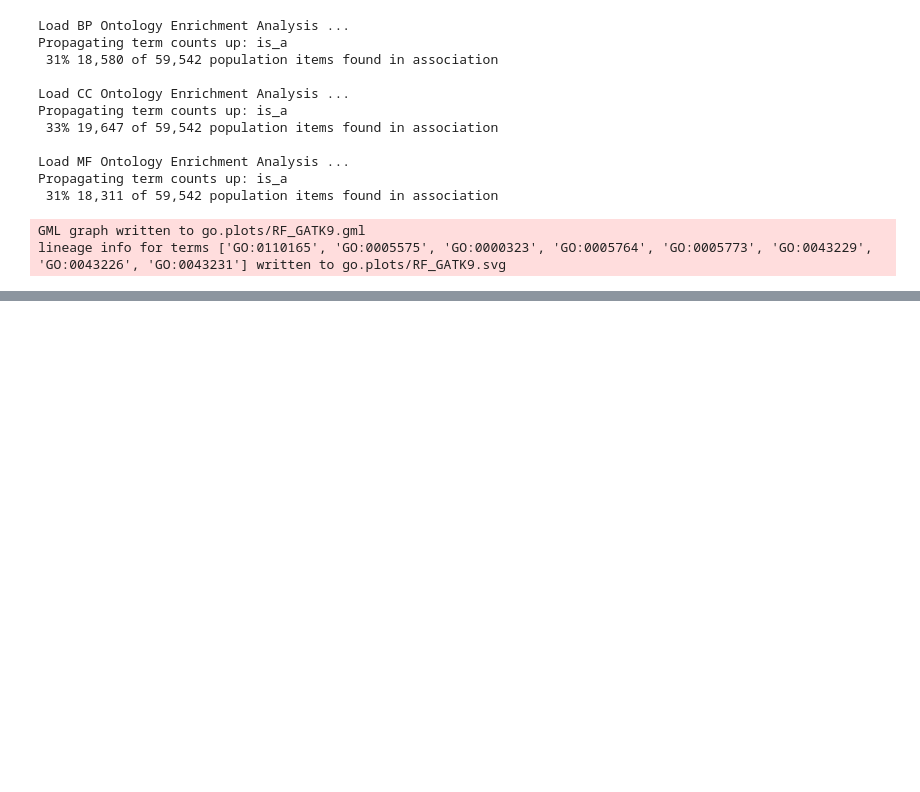
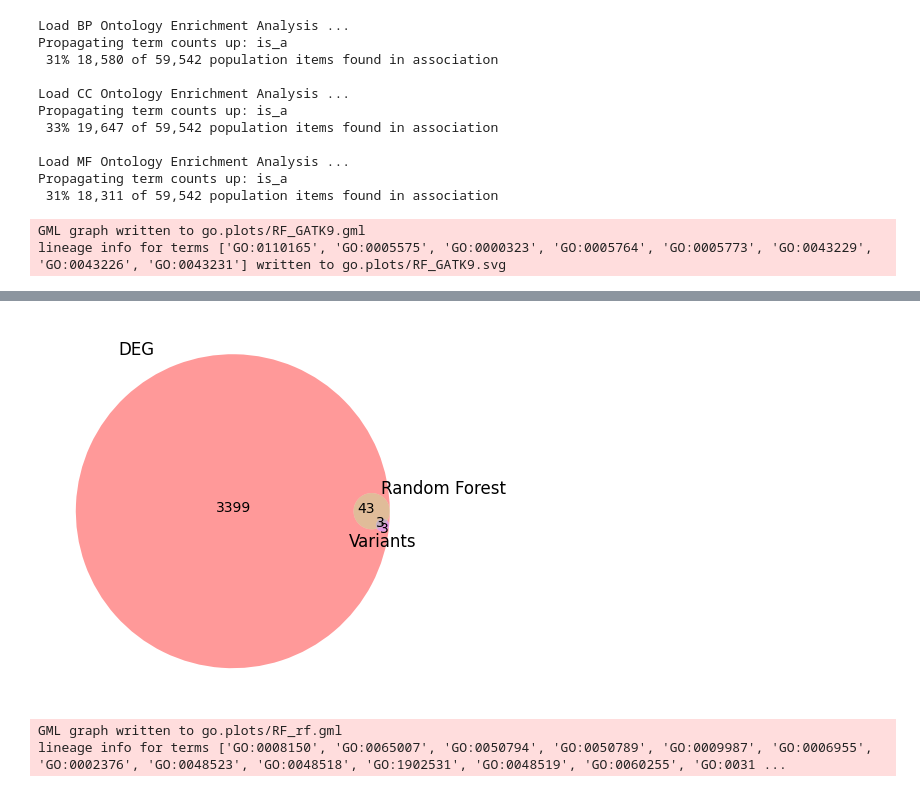
Before and after one commit to pranzatelli/AB_RNAseq, a Jupyter notebook: AB.ipynb, the cells around one changed output, grey strips where cells are left out. Saved outputs shown, nothing was run; the diff lists cells and outputs as text; code cells hidden in the pictures; blank space fills up the shorter version.

```diff
--- a/AB.ipynb
+++ b/AB.ipynb
@@ -344,0 +404,10 @@ lineage info for terms ['GO:0110165', 'GO:0005575', 'GO:0000323', 'GO:0005764',
+# %%
+venn3([set([go.GO for go in go_DE]),set([go.GO for go in go_rf]),set([go.GO for go in go_var])],['DEG','Random Forest','Variants'])
+plt.savefig('figures/ana_rfvdegvvar.pdf',format='pdf',bbox_inches='tight')
+# %% [output]
+[figure, added]
+# %%
+obodag.draw_lineage([r.goterm for r in go_rf],output='go.plots/'+var+'_rf.svg',gml=True,draw_children=False)
+# %% [output]
+GML graph written to go.plots/RF_rf.gml
+lineage info for terms ['GO:0008150', 'GO:0065007', 'GO:0050794', 'GO:0050789', 'GO:0009987', 'GO:0006955', 'GO:0002376', 'GO:0048523', 'GO:0048518', 'GO:1902531', 'GO:0048519', 'GO:0060255', 'GO:0031 ...
```
Also changed, not shown: parts of 7 cells of this notebook.
